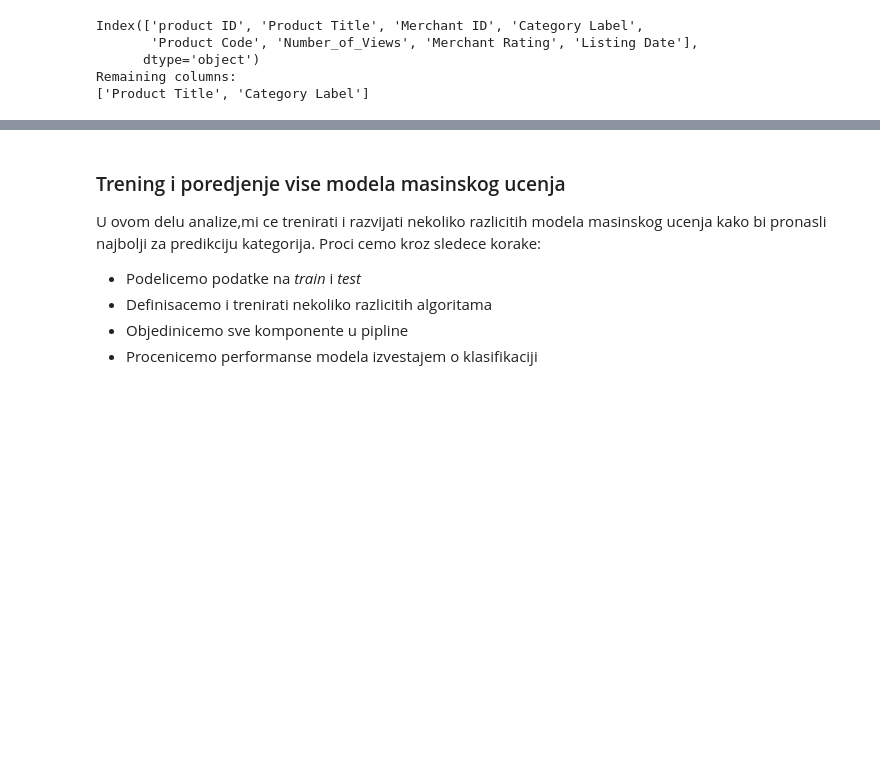
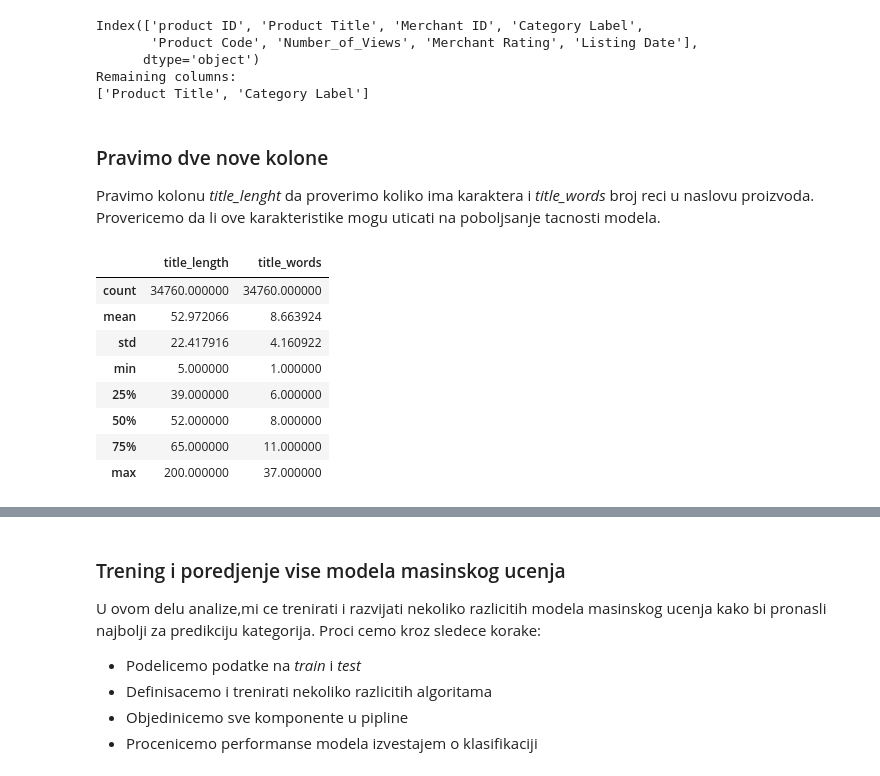
Before and after one commit to arsi-87/ml-final-project, a Jupyter notebook: notebook/AS_ML_Final_project.ipynb, the cells around one changed output, grey strips where cells are left out. Cells and saved outputs as stored; diff of their text form; code cells hidden in the pictures; blank space fills up the shorter version.

```diff
--- a/notebook/AS_ML_Final_project.ipynb
+++ b/notebook/AS_ML_Final_project.ipynb
@@ -209,3 +223,21 @@ Index(['product ID', 'Product Title', 'Merchant ID', 'Category Label',
       dtype='object')
 Remaining columns:
 ['Product Title', 'Category Label']
+# %% [markdown]
+### Pravimo dve nove kolone
+Pravimo kolonu *title_lenght* da proverimo koliko ima karaktera i *title_words* broj reci u naslovu proizvoda. Provericemo da li ove karakteristike mogu uticati na poboljsanje tacnosti modela.
+# %%
+df["title_length"] = df["Product Title"].str.len()
+df["title_words"] = df["Product Title"].str.split().apply(len)
+
+df[["title_length", "title_words"]].describe()
+# %% [output]
+|  | title_length | title_words |
+| count | 34760.000000 | 34760.000000 |
+| mean | 52.972066 | 8.663924 |
+| std | 22.417916 | 4.160922 |
+| min | 5.000000 | 1.000000 |
+| 25% | 39.000000 | 6.000000 |
+| 50% | 52.000000 | 8.000000 |
+| 75% | 65.000000 | 11.000000 |
+| max | 200.000000 | 37.000000 |
```
Also changed, not shown: parts of 8 cells of this notebook.
